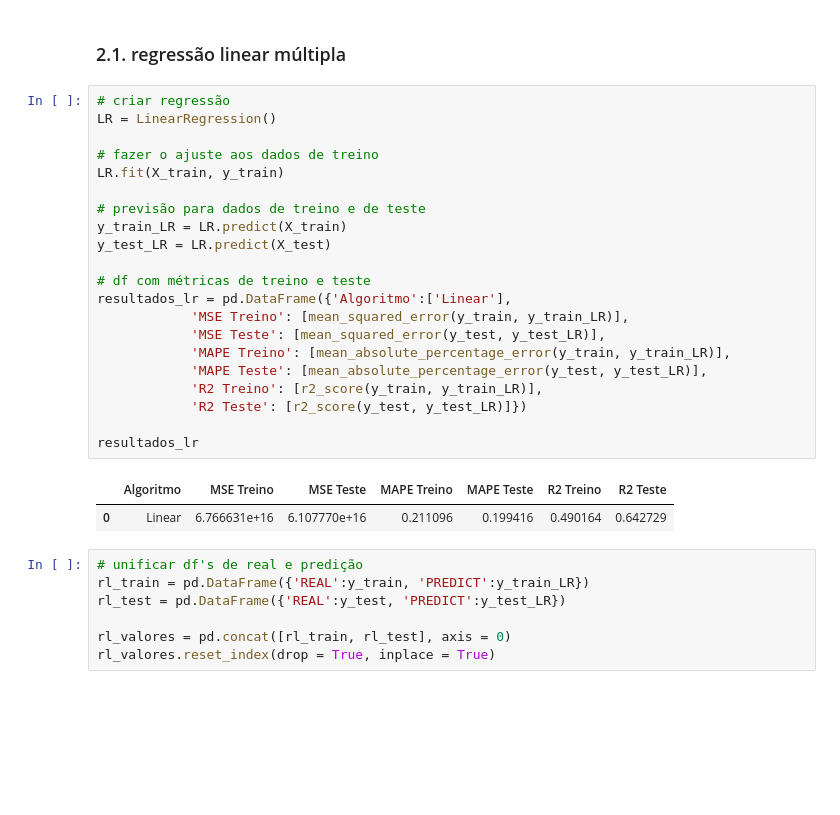
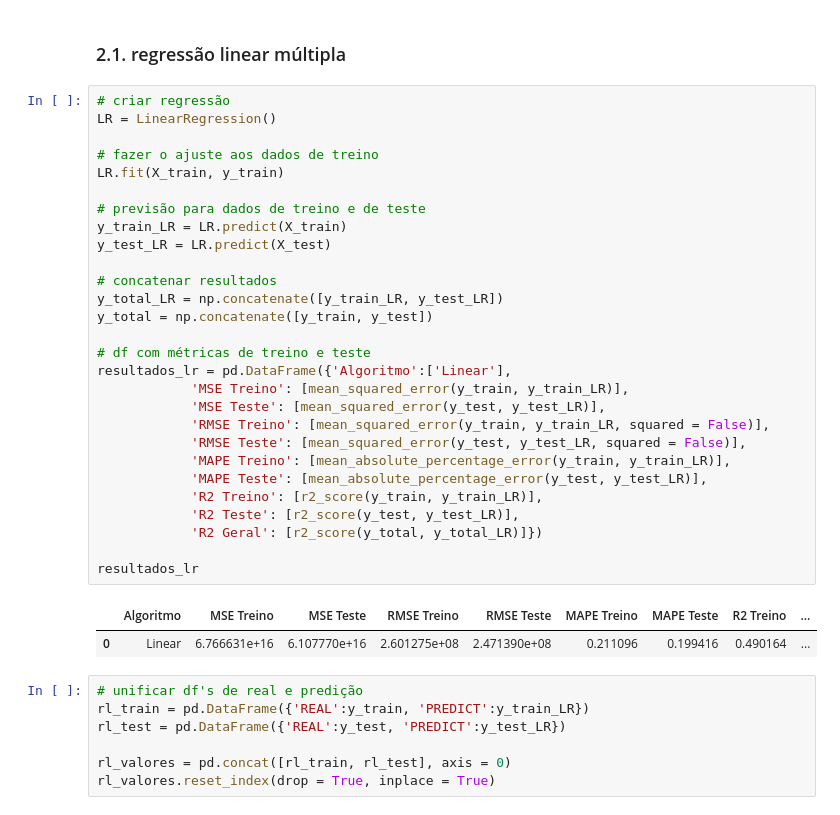
Before and after one commit to duartevictor/data_ciencia, a Jupyter notebook: tcc/notebooks/3_modelos.ipynb, the cells around one changed output. Drawn from its saved outputs; the diff is of its cells as text; blank space fills up the shorter version.

```diff
--- a/tcc/notebooks/3_modelos.ipynb
+++ b/tcc/notebooks/3_modelos.ipynb
@@ -58,27 +59,34 @@ def rmse_cv(modelo):
 # %%
 # criar regressão
 LR = LinearRegression()
 
 # fazer o ajuste aos dados de treino
 LR.fit(X_train, y_train)
 
 # previsão para dados de treino e de teste
 y_train_LR = LR.predict(X_train)
 y_test_LR = LR.predict(X_test)
 
+# concatenar resultados
+y_total_LR = np.concatenate([y_train_LR, y_test_LR])
+y_total = np.concatenate([y_train, y_test])
+
 # df com métricas de treino e teste
 resultados_lr = pd.DataFrame({'Algoritmo':['Linear'],
             'MSE Treino': [mean_squared_error(y_train, y_train_LR)],
             'MSE Teste': [mean_squared_error(y_test, y_test_LR)],
+            'RMSE Treino': [mean_squared_error(y_train, y_train_LR, squared = False)],
+            'RMSE Teste': [mean_squared_error(y_test, y_test_LR, squared = False)],
             'MAPE Treino': [mean_absolute_percentage_error(y_train, y_train_LR)],
             'MAPE Teste': [mean_absolute_percentage_error(y_test, y_test_LR)],
             'R2 Treino': [r2_score(y_train, y_train_LR)],
-            'R2 Teste': [r2_score(y_test, y_test_LR)]})
+            'R2 Teste': [r2_score(y_test, y_test_LR)],
+            'R2 Geral': [r2_score(y_total, y_total_LR)]})
 
 resultados_lr
 # %% [output]
-|  | Algoritmo | MSE Treino | MSE Teste | MAPE Treino | MAPE Teste | R2 Treino | R2 Teste |
-| 0 | Linear | 6.766631e+16 | 6.107770e+16 | 0.211096 | 0.199416 | 0.490164 | 0.642729 |
+|  | Algoritmo | MSE Treino | MSE Teste | RMSE Treino | RMSE Teste | MAPE Treino | MAPE Teste | R2 Treino | ... |
+| 0 | Linear | 6.766631e+16 | 6.107770e+16 | 2.601275e+08 | 2.471390e+08 | 0.211096 | 0.199416 | 0.490164 | ... |
 # %%
 # unificar df's de real e predição
 rl_train = pd.DataFrame({'REAL':y_train, 'PREDICT':y_train_LR})
```
Also changed, not shown: parts of 24 cells of this notebook, 1 other file.
